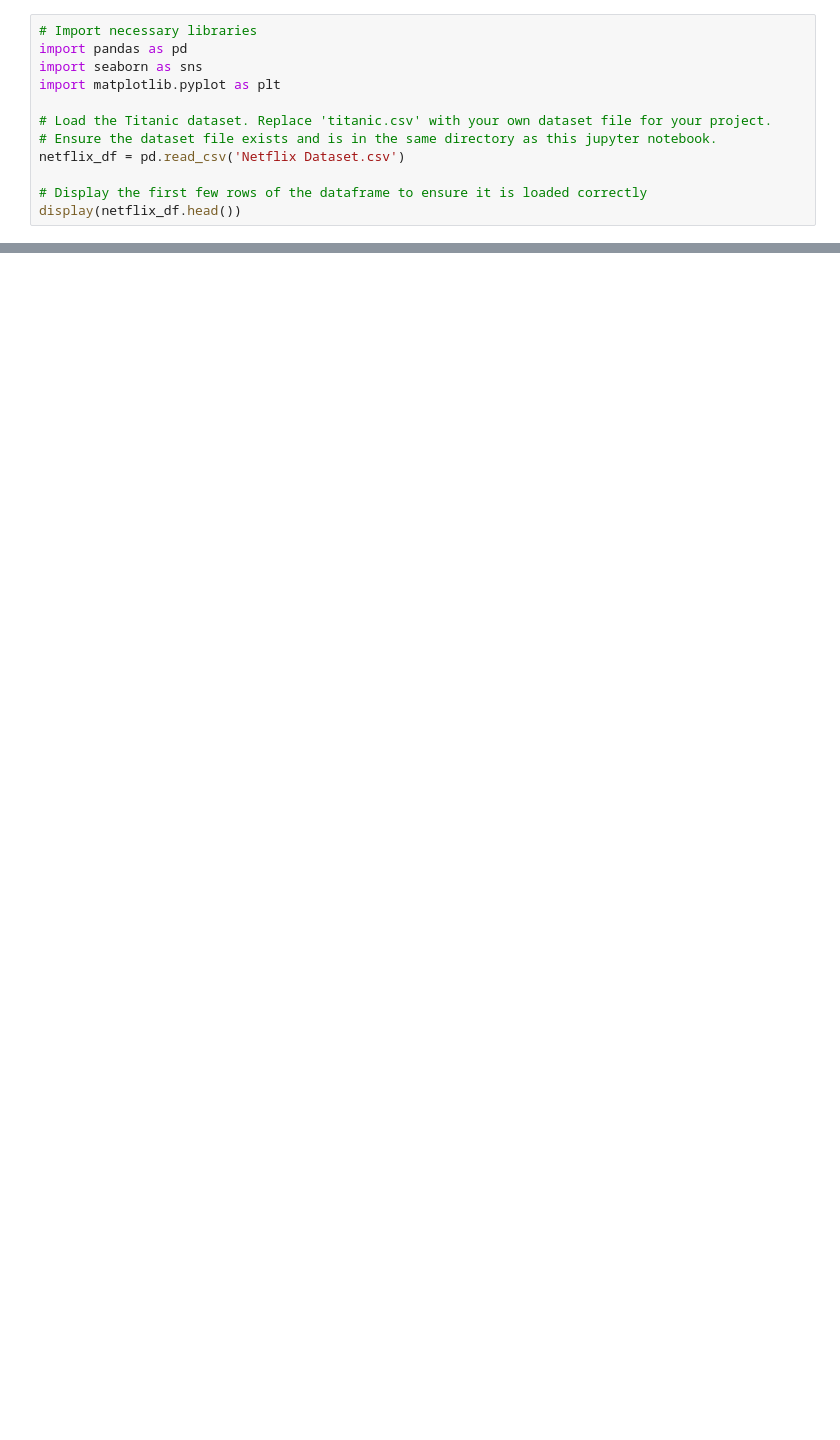
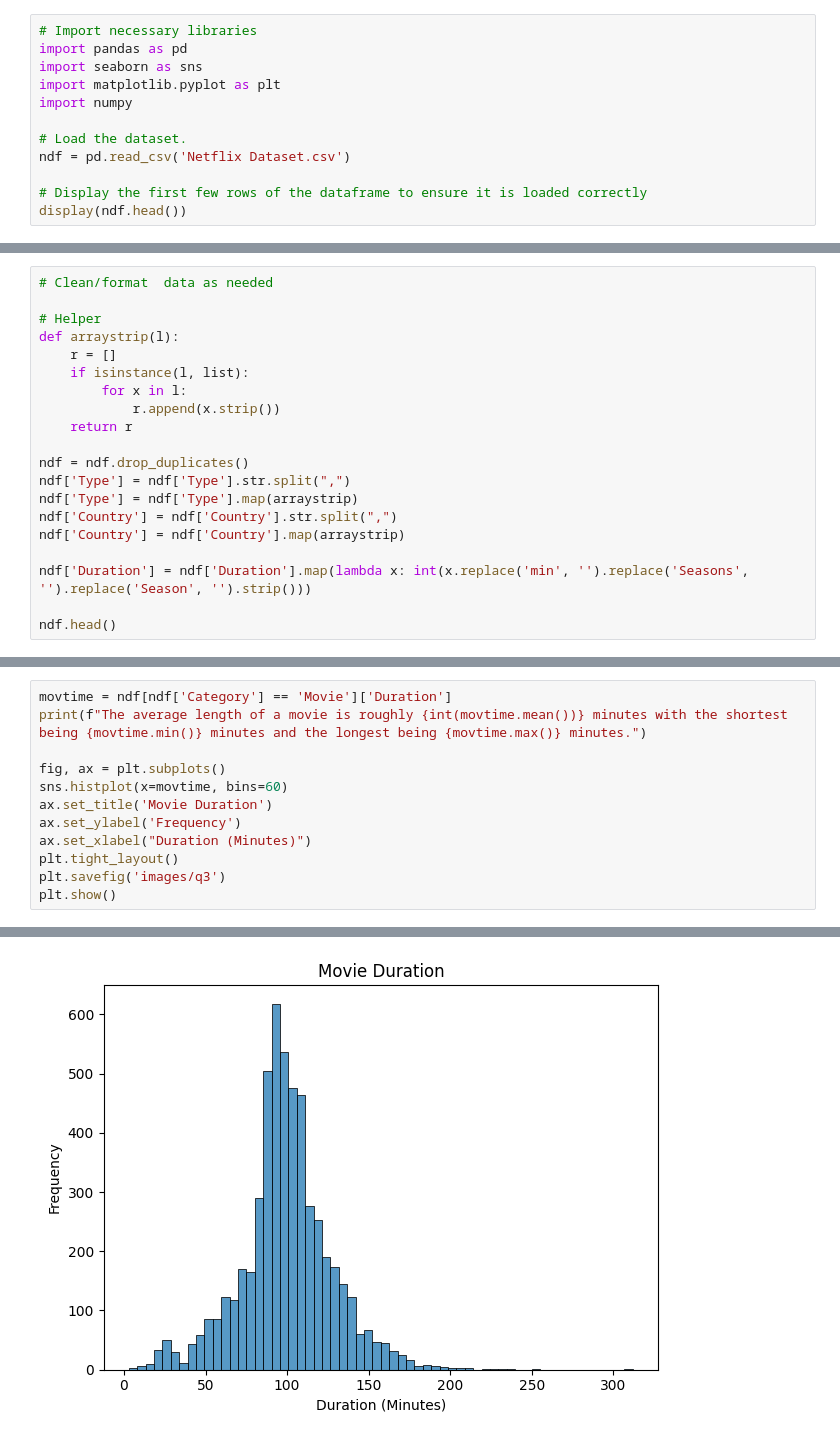
Before and after one commit to build-summer-2025/async-final-project-blue-Harrison, a Jupyter notebook: final_project.ipynb, the cells around one changed output, grey strips where cells are left out. Saved outputs shown, nothing was run; the diff lists cells and outputs as text; blank space fills up the shorter version.

```diff
--- a/final_project.ipynb
+++ b/final_project.ipynb
@@ -3,11 +3,11 @@
 import pandas as pd
 import seaborn as sns
 import matplotlib.pyplot as plt
+import numpy
 
-# Load the Titanic dataset. Replace 'titanic.csv' with your own dataset file for your project.
-# Ensure the dataset file exists and is in the same directory as this jupyter notebook.
-netflix_df = pd.read_csv('Netflix Dataset.csv')
+# Load the dataset.
+ndf = pd.read_csv('Netflix Dataset.csv')
 
 # Display the first few rows of the dataframe to ensure it is loaded correctly
-display(netflix_df.head())
+display(ndf.head())
 # %% [output]
@@ -20,0 +64,20 @@ Matplotlib is building the font cache; this may take a moment.
+# %%
+# Clean/format  data as needed
+
+# Helper
+def arraystrip(l):
+    r = []
+    if isinstance(l, list):
+        for x in l:
+            r.append(x.strip())
+    return r
+
+ndf = ndf.drop_duplicates()
+ndf['Type'] = ndf['Type'].str.split(",")
+ndf['Type'] = ndf['Type'].map(arraystrip)
+ndf['Country'] = ndf['Country'].str.split(",")
+ndf['Country'] = ndf['Country'].map(arraystrip)
+
+ndf['Duration'] = ndf['Duration'].map(lambda x: int(x.replace('min', '').replace('Seasons', '').replace('Season', '').strip()))
+
+ndf.head()
@@ -20,0 +183,13 @@ Matplotlib is building the font cache; this may take a moment.
+# %%
+movtime = ndf[ndf['Category'] == 'Movie']['Duration']
+print(f"The average length of a movie is roughly {int(movtime.mean())} minutes with the shortest being {movtime.min()} minutes and the longest being {movtime.max()} minutes.")
+
+fig, ax = plt.subplots()
+sns.histplot(x=movtime, bins=60)
+ax.set_title('Movie Duration')
+ax.set_ylabel('Frequency')
+ax.set_xlabel("Duration (Minutes)")
+plt.tight_layout()
+plt.savefig('images/q3')
+plt.show()
+# %% [output]
@@ -20,0 +197 @@ Matplotlib is building the font cache; this may take a moment.
+[figure, added]
```
Also changed, not shown: parts of 13 cells of this notebook, 8 other files.
